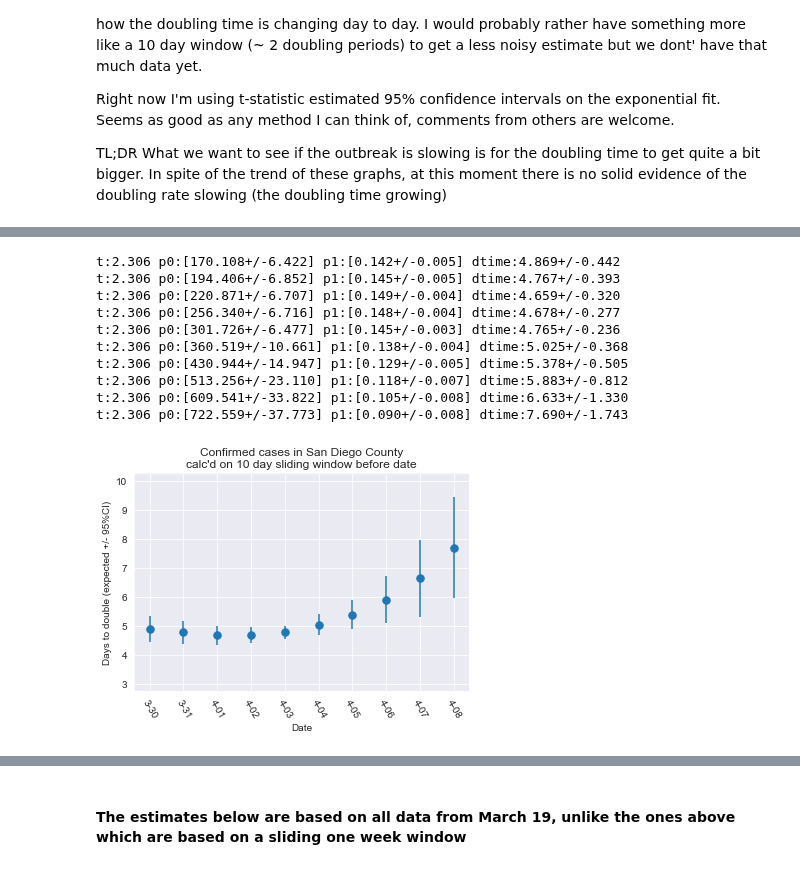
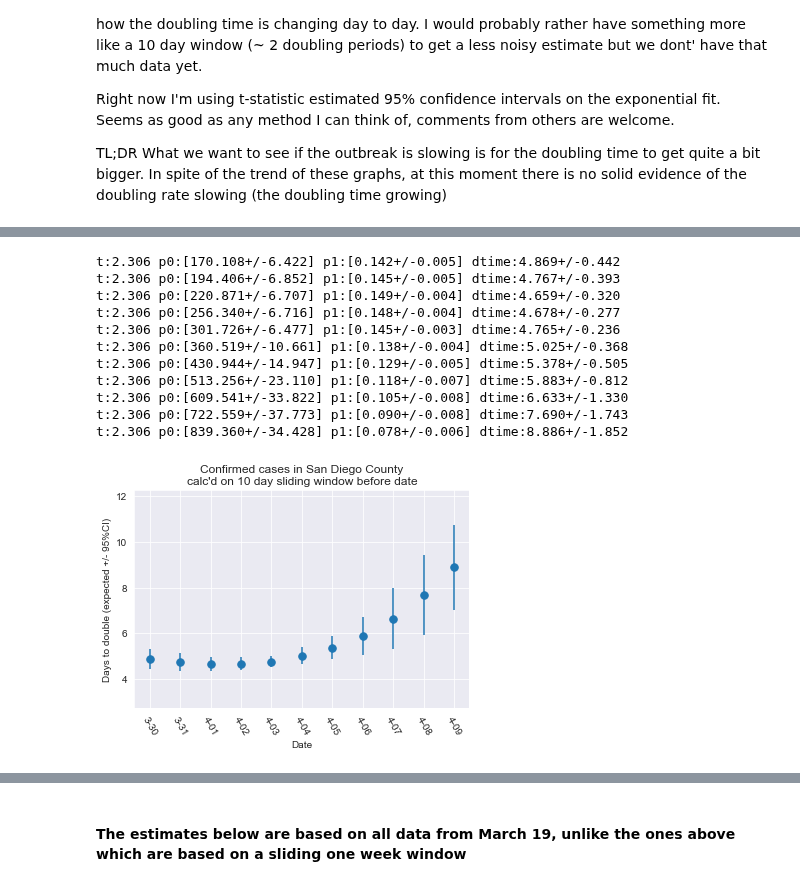
Before and after one commit to jasongfleischer/SanDiegoCountyCOVID19, a Jupyter notebook: San Diego Country Coronavirus History.ipynb, the cells around one changed output, grey strips where cells are left out. Cells and saved outputs as stored; diff of their text form; code cells hidden in the pictures.

```diff
--- a/San Diego Country Coronavirus History.ipynb
+++ b/San Diego Country Coronavirus History.ipynb
@@ -248,35 +249,36 @@ t:2.571 p0:[1032.789+/-29.127] p1:[0.070+/-0.007] dtime:9.918+/-2.820
 start_calc = '2020-03-30'
 ex = []
 er = []
 ix = []
 
 # calc doubling time in a sliding window backwards 1 week for each day
 for day in cases[start_calc:].index:
     todate = day
     fromdate = (pd.Timestamp(day)-pd.Timedelta('9 days')).isoformat().split('T')[0]
     doubling_time, ci95, case_p_est, case_p_cov = estimate_doubling_time(cases[fromdate:todate])
     ex.append( doubling_time )
     er.append( ci95 )
     ix.append( day[-4:] )
 plt.errorbar( ix, ex, yerr=er, fmt='.', markersize=15)
 plt.title('Confirmed cases in San Diego County\ncalc\'d on 10 day sliding window before date')
 plt.ylabel('Days to double (expected +/- 95%CI)')
 plt.xlabel('Date')
-plt.ylim([2.75, 10.25])
+plt.ylim([2.75, 12.25])
 plt.xticks(rotation=-60)
 plt.savefig('Plots/casedoubling10day.png',dpi=300);
 # %% [output]
 t:2.306 p0:[170.108+/-6.422] p1:[0.142+/-0.005] dtime:4.869+/-0.442
 t:2.306 p0:[194.406+/-6.852] p1:[0.145+/-0.005] dtime:4.767+/-0.393
 t:2.306 p0:[220.871+/-6.707] p1:[0.149+/-0.004] dtime:4.659+/-0.320
 t:2.306 p0:[256.340+/-6.716] p1:[0.148+/-0.004] dtime:4.678+/-0.277
 t:2.306 p0:[301.726+/-6.477] p1:[0.145+/-0.003] dtime:4.765+/-0.236
 t:2.306 p0:[360.519+/-10.661] p1:[0.138+/-0.004] dtime:5.025+/-0.368
 t:2.306 p0:[430.944+/-14.947] p1:[0.129+/-0.005] dtime:5.378+/-0.505
 t:2.306 p0:[513.256+/-23.110] p1:[0.118+/-0.007] dtime:5.883+/-0.812
 t:2.306 p0:[609.541+/-33.822] p1:[0.105+/-0.008] dtime:6.633+/-1.330
 t:2.306 p0:[722.559+/-37.773] p1:[0.090+/-0.008] dtime:7.690+/-1.743
+t:2.306 p0:[839.360+/-34.428] p1:[0.078+/-0.006] dtime:8.886+/-1.852
-[figure, old version]
+[figure, new version]
 # %%
 #hospitalizations has a weird negative change on the 23rd, I'm guessing using anything before that will be bad;
 # So the 30th is the first date I'd trust
```
Also changed, not shown: parts of 16 cells of this notebook, 13 other files.
